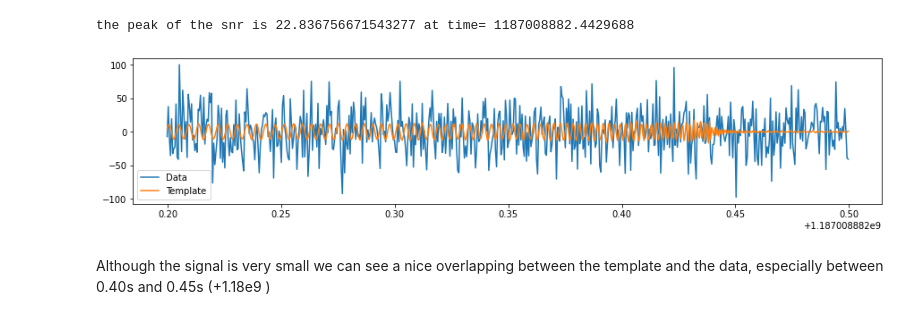
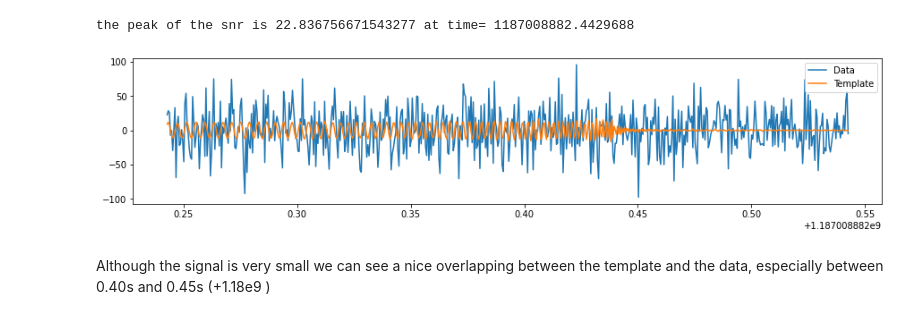
Before and after one commit to tsiligardi/PRA3024-Analysis-of-big-data-in-physics, a Jupyter notebook: GWDA_Ex_1_.ipynb, the cells around one changed output. Cells and saved outputs as stored; diff of their text form; code cells hidden in the pictures.

```diff
--- a/GWDA_Ex_1_.ipynb
+++ b/GWDA_Ex_1_.ipynb
@@ -198,30 +196,30 @@ the peak of the snr is 22.836756671543277 at time= 1187008882.4429688
 # %%
 #with these data, I can now show how my template overlap with the signal
 #first I need to withen the data, and convert them to a time series
 white_data = (data / psds[ifo] ** 0.5).to_timeseries()
 #Now I have to align my template and my data
 dt =  t_peak - data.start_time
 template_aligned=hp.cyclic_time_shift(dt)
 template_aligned /= sigma(template_aligned, psd=psds[ifo], low_frequency_cutoff=20.0)
 
 #scaling the template
 template_aligned*=snr_peak
 template_aligned.start_time=data.start_time
 #Now I whiten the template
 white_template=(template_aligned/psds[ifo] ** 0.5).to_timeseries()
 
-#selecting the time around the merger
-white_data_plot=white_data.time_slice(merger.time-0.2,merger.time+0.1)
-white_template_plot=white_template.time_slice(merger.time-0.2,merger.time+0.1)
+#selecting the time around the event
+white_data_plot=white_data.time_slice(t_peak-0.2,t_peak+0.1)
+white_template_plot=white_template.time_slice(t_peak-0.2,t_peak+0.1)
 
 #plotting
 pylab.figure(figsize=[15, 3])
 pylab.plot(white_data_plot.sample_times, white_data_plot, label="Data")
 pylab.plot(white_template_plot.sample_times, white_template_plot, label="Template")
 pylab.legend()
 pylab.show()
 # %% [output]
-[figure, old version]
+[figure, new version]
 # %% [markdown]
 Although the signal is very small we can see a nice overlapping between the template and the data, especially between 0.40s and 0.45s (+1.18e9 )
 # %%
```
Also changed, not shown: parts of 7 cells of this notebook.
